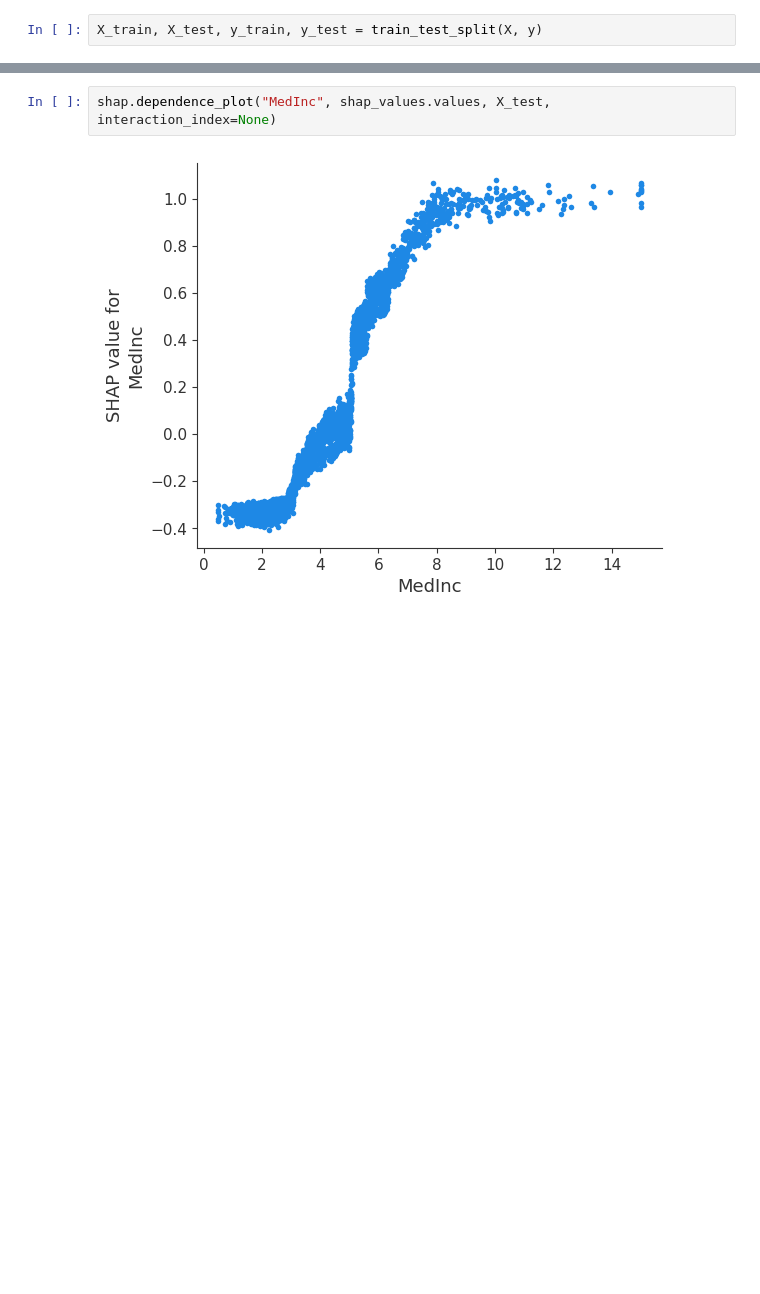
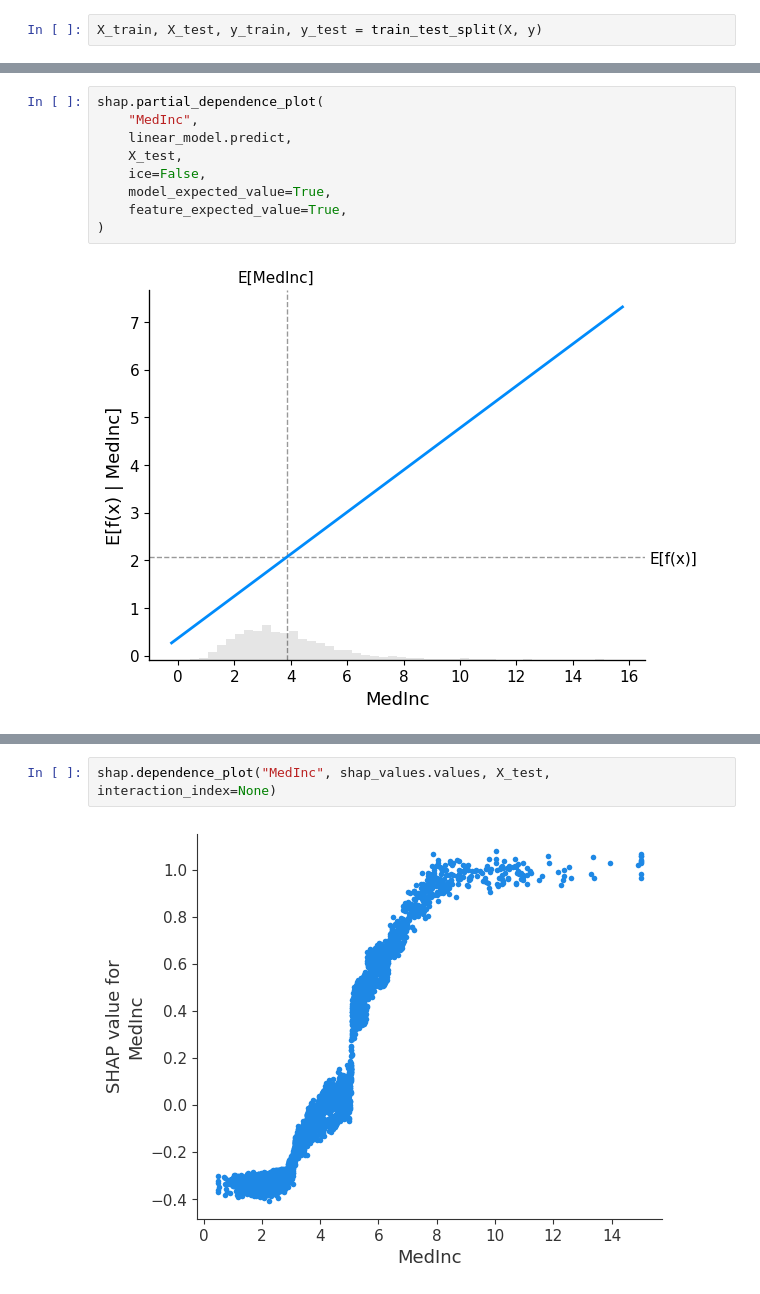
Before and after one commit to csprock/interpretable_ml_with_shap, a Jupyter notebook: demo.ipynb, the cells around one changed output, grey strips where cells are left out. Cells and saved outputs as stored; diff of their text form; blank space fills up the shorter version.

```diff
--- a/demo.ipynb
+++ b/demo.ipynb
@@ -169,0 +114,11 @@ plt.show()
+# %%
+shap.partial_dependence_plot(
+    "MedInc",
+    linear_model.predict,
+    X_test,
+    ice=False,
+    model_expected_value=True,
+    feature_expected_value=True,
+)
+# %% [output]
+[figure, added]
```
Also changed, not shown: parts of 32 cells of this notebook.
